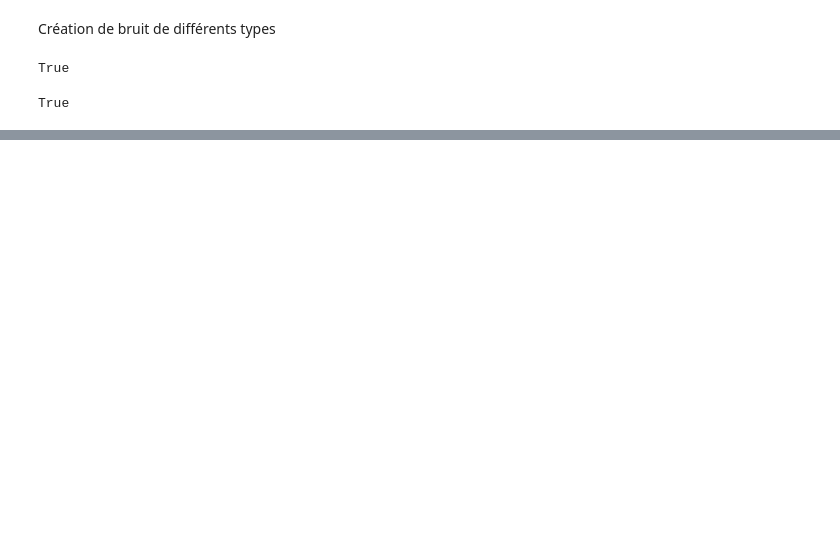
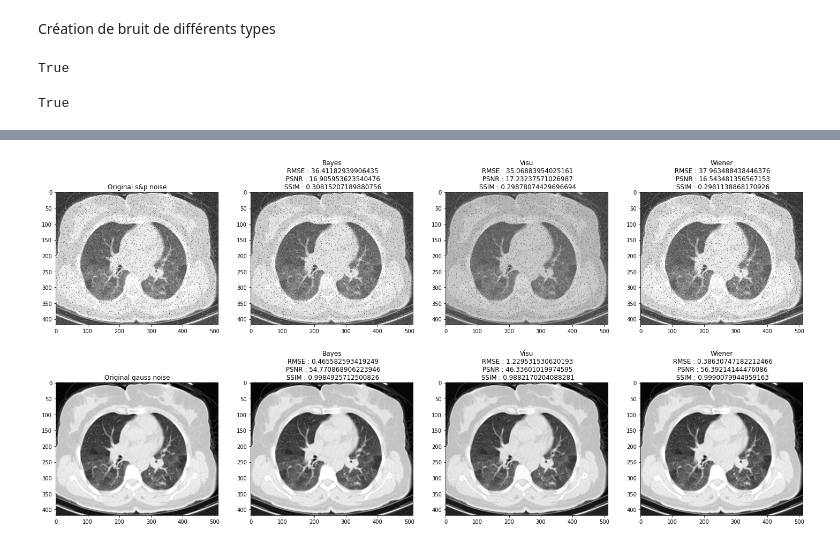
Before and after one commit to MulArt/Medical_Imaging, a Jupyter notebook: Pretraitement.ipynb, the cells around one changed output, grey strips where cells are left out. Saved outputs shown, nothing was run; the diff lists cells and outputs as text; code cells hidden in the pictures; blank space fills up the shorter version.

```diff
--- a/Pretraitement.ipynb
+++ b/Pretraitement.ipynb
@@ -212,0 +231,97 @@ plt.show(block=True)
+# %%
+from skimage import io, img_as_ubyte
+import matplotlib.pyplot as plt
+import numpy as np
+from scipy import ndimage
+from scipy.signal import wiener
+import math
+from skimage.metrics import structural_similarity as ssim
+from skimage.metrics import peak_signal_noise_ratio as PSNR
+from skimage.restoration import denoise_wavelet, denoise_nl_means
+
+# Fonction pour le calcul du roor mean square ratio (RMSE)
+def RMSE(imageA, imageB):
+    diffrnce = np.subtract(imageA, imageB)
+    sqre_err = np.square(diffrnce)
+    rslt_meansqre_err = sqre_err.mean()
+    root_meansqre_err = math.sqrt(rslt_meansqre_err)
+    return root_meansqre_err
+
+# On ouvre l'image du torse avec de bruit s&p
+img1 = cv2.imread("Torse_s&p.png", 0)
+img1 = img1.astype(float)
+#img1=img1/255
+
+# On ouvre l'image du torse avec de bruit gaussien
+img2 = cv2.imread("Torse_gaussian.png", 0)
+img2 = img2.astype(float)
+#img2=img2/255
+
+# On ouvre l'image du torse original
+original=cv2.imread("Torse.png", 0)
+#original=original/255
+
+
+# l'image est décomposé en ondelette, puis un seuil est appliqué pour éliminé les ondelette non désirées
+wavelet_bayes1 = denoise_wavelet(img1, wavelet='sym9', mode='soft', method='BayesShrink')
+wavelet_bayes2 = denoise_wavelet(img2, wavelet='sym9', mode='soft', method='BayesShrink')
+wavelet_visu1 = denoise_wavelet(img1, wavelet='sym9', mode='hard', method='VisuShrink')
+wavelet_visu2 = denoise_wavelet(img2, wavelet='sym9', mode='hard', method='VisuShrink')
+
+#
+wie1=wiener(img1, mysize=3, noise=3)
+wie2=wiener(img2, mysize=3, noise=0.1)
+
+# On calcule le RMSE pour l'ensemble des images filtrées
+RMSE_bayes1=RMSE(original, wavelet_bayes1)
+RMSE_bayes2=RMSE(original, wavelet_bayes2)
+RMSE_visu1=RMSE(original, wavelet_visu1)
+RMSE_visu2=RMSE(original, wavelet_visu2)
+RMSE_wie1=RMSE(original, wie1)
+RMSE_wie2=RMSE(original, wie2)
+
+# On calcule le "structural similarity index measure" (SSIM) pour l'ensemble des images filtrées
+ssim_bayes1=ssim(original,wavelet_bayes1)
+ssim_bayes2=ssim(original,wavelet_bayes2)
+ssim_visu1=ssim(original,wavelet_visu1)
+ssim_visu2=ssim(original,wavelet_visu2)
+ssim_wie1=ssim(original,wie1)
+ssim_wie2=ssim(original,wie2)
+
+# On affiche l'ensemble des images avec les métriques
+fig = plt.figure()
+fig.set_figheight(12)
+fig.set_figwidth(25)
+
+fig.add_subplot(2,4,1)
+plt.imshow(img1, cmap='gray')
+plt.title('Original s&p noise')
+
+fig.add_subplot(2,4,2)
+plt.imshow(wavelet_bayes1, cmap='gray')
+plt.title("Bayes\n RMSE : {}\n PSNR : {}\n SSIM : {}".format(RMSE_bayes1,PSNR(original,wavelet_bayes1),ssim_bayes1))
+
+fig.add_subplot(2,4,3)
+plt.imshow(wavelet_visu1, cmap='gray')
+plt.title("Visu\n RMSE : {}\n PSNR : {}\n SSIM : {}".format(RMSE_visu1,PSNR(original,wavelet_visu1),ssim_visu1))
+
+fig.add_subplot(2,4,4)
+plt.imshow(wie1, cmap='gray')
+plt.title("Wiener\n RMSE : {}\n PSNR : {}\n SSIM : {}".format(RMSE_wie1,PSNR(original,wie1),ssim_wie1))
+
+fig.add_subplot(2,4,5)
+plt.imshow(img2, cmap='gray')
+plt.title('Original gauss noise')
+
+fig.add_subplot(2,4,6)
+plt.imshow(wavelet_bayes2, cmap='gray')
+plt.title("Bayes\n RMSE : {}\n PSNR : {}\n SSIM : {}".format(RMSE_bayes2,PSNR(original,wavelet_bayes2),ssim_bayes2))
+
+fig.add_subplot(2,4,7)
+plt.imshow(wavelet_visu2, cmap='gray')
+plt.title("Visu\n RMSE : {}\n PSNR : {}\n SSIM : {}".format(RMSE_visu2,PSNR(original,wavelet_visu2),ssim_visu2))
+
+fig.add_subplot(2,4,8)
+plt.imshow(wie2, cmap='gray')
+plt.title("Wiener\n RMSE : {}\n PSNR : {}\n SSIM : {}".format(RMSE_wie2,PSNR(original,wie2),ssim_wie2))
+# %% [output]
@@ -213,3 +329,4 @@ plt.show(block=True)
+[figure, added]
 # %%
 import cv2
 import numpy as np
```
Also changed, not shown: parts of 11 cells of this notebook, 8 other files.
